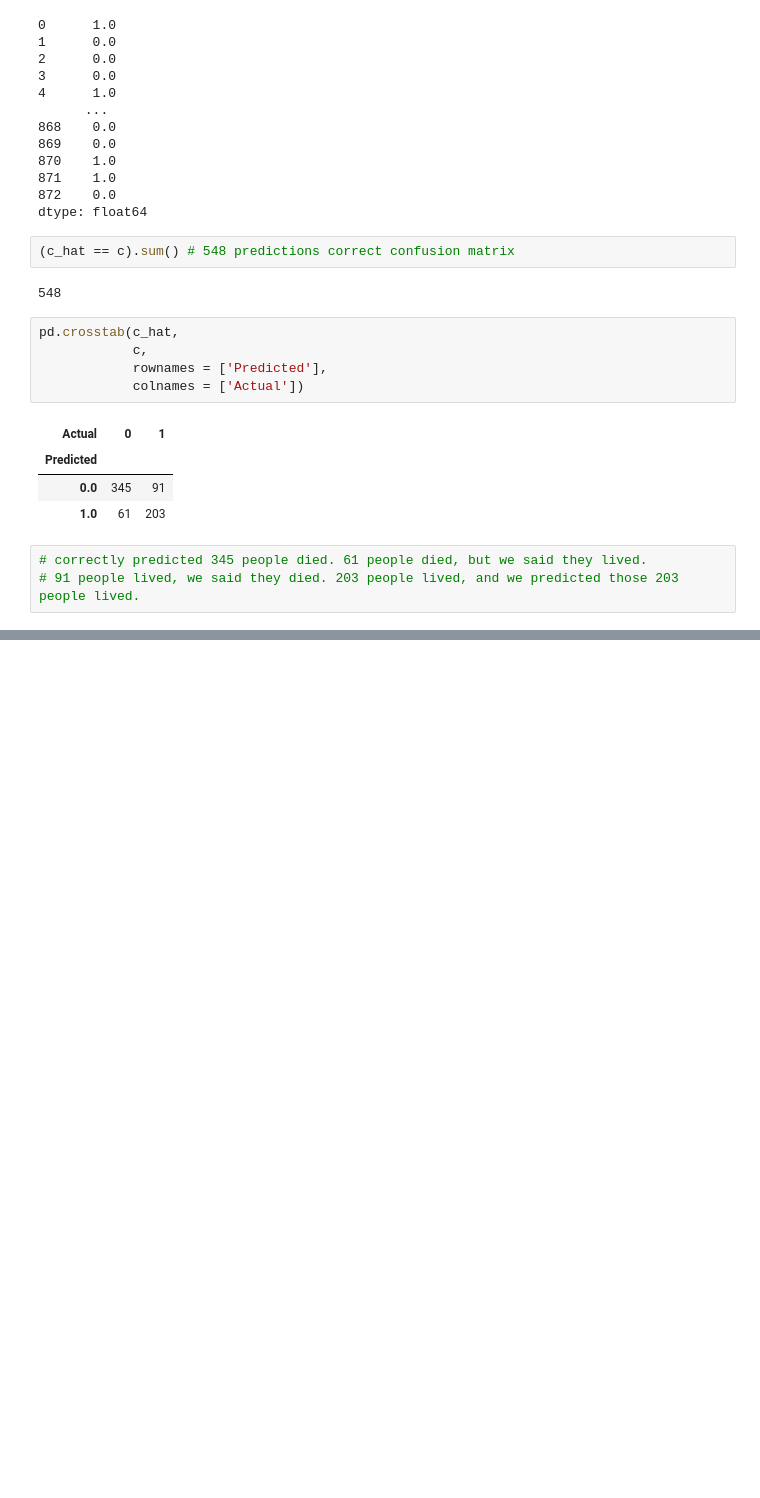
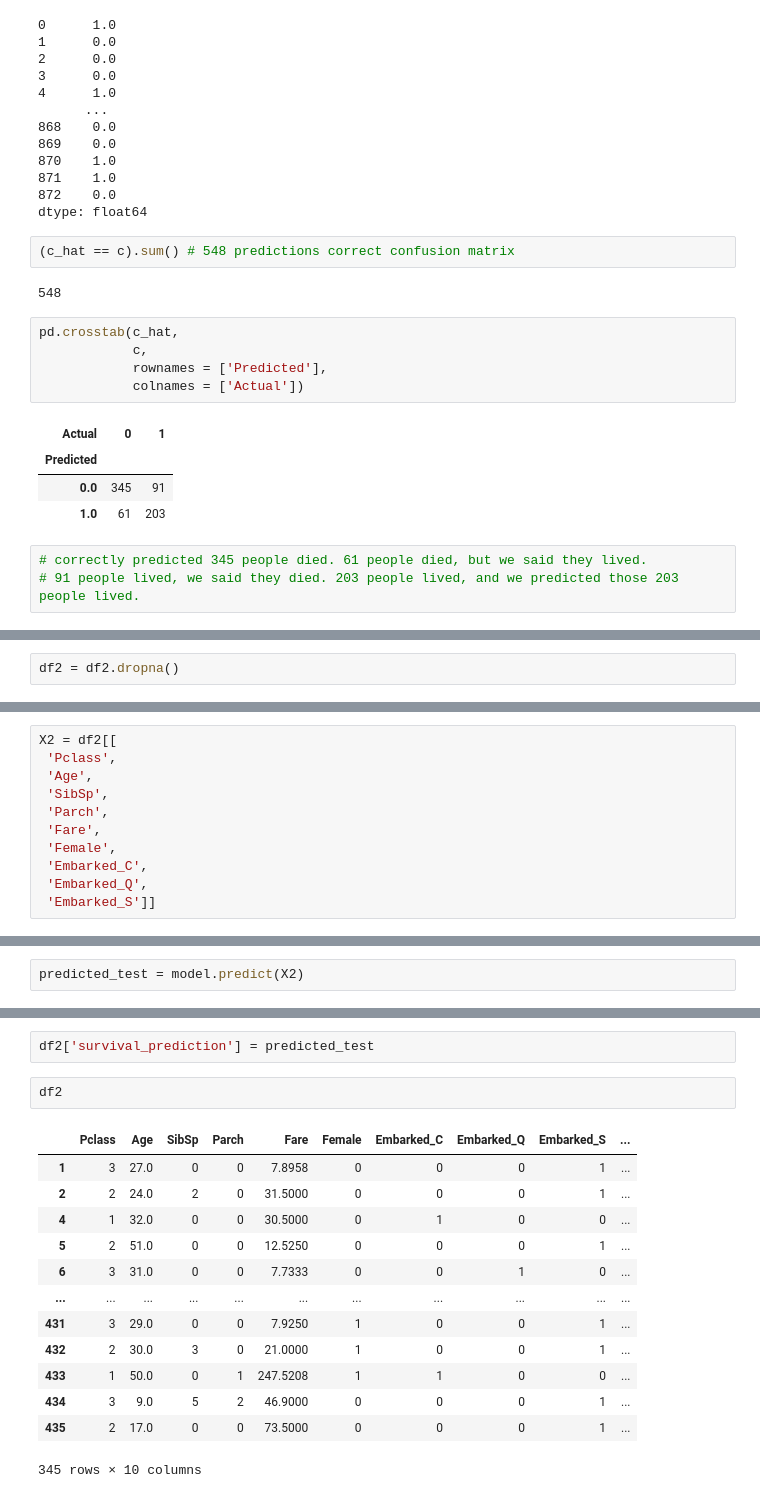
Before and after one commit to geewunders/DS-SF-34, a Jupyter notebook: Titanic project.ipynb, the cells around one changed output, grey strips where cells are left out. Saved outputs shown, nothing was run; the diff lists cells and outputs as text; blank space fills up the shorter version.

```diff
--- a/Titanic project.ipynb
+++ b/Titanic project.ipynb
@@ -352,0 +392,2 @@ pd.crosstab(c_hat,
+# %%
+df2 = df2.dropna()
@@ -352,0 +417,11 @@ pd.crosstab(c_hat,
+# %%
+X2 = df2[[
+ 'Pclass',
+ 'Age',
+ 'SibSp',
+ 'Parch',
+ 'Fare',
+ 'Female',
+ 'Embarked_C',
+ 'Embarked_Q',
+ 'Embarked_S']]
@@ -352,0 +444,2 @@ pd.crosstab(c_hat,
+# %%
+predicted_test = model.predict(X2)
@@ -352,0 +459,18 @@ pd.crosstab(c_hat,
+# %%
+df2['survival_prediction'] = predicted_test
+# %%
+df2
+# %% [output]
+|  | Pclass | Age | SibSp | Parch | Fare | Female | Embarked_C | Embarked_Q | Embarked_S | ... |
+| 1 | 3 | 27.0 | 0 | 0 | 7.8958 | 0 | 0 | 0 | 1 | ... |
+| 2 | 2 | 24.0 | 2 | 0 | 31.5000 | 0 | 0 | 0 | 1 | ... |
+| 4 | 1 | 32.0 | 0 | 0 | 30.5000 | 0 | 1 | 0 | 0 | ... |
+| 5 | 2 | 51.0 | 0 | 0 | 12.5250 | 0 | 0 | 0 | 1 | ... |
+| 6 | 3 | 31.0 | 0 | 0 | 7.7333 | 0 | 0 | 1 | 0 | ... |
+| ... | ... | ... | ... | ... | ... | ... | ... | ... | ... | ... |
+| 431 | 3 | 29.0 | 0 | 0 | 7.9250 | 1 | 0 | 0 | 1 | ... |
+| 432 | 2 | 30.0 | 3 | 0 | 21.0000 | 1 | 0 | 0 | 1 | ... |
+| 433 | 1 | 50.0 | 0 | 1 | 247.5208 | 1 | 1 | 0 | 0 | ... |
+| 434 | 3 | 9.0 | 5 | 2 | 46.9000 | 0 | 0 | 0 | 1 | ... |
+| 435 | 2 | 17.0 | 0 | 0 | 73.5000 | 0 | 0 | 0 | 1 | ... |
+345 rows × 10 columns
```
Also changed, not shown: parts of 15 cells of this notebook.
